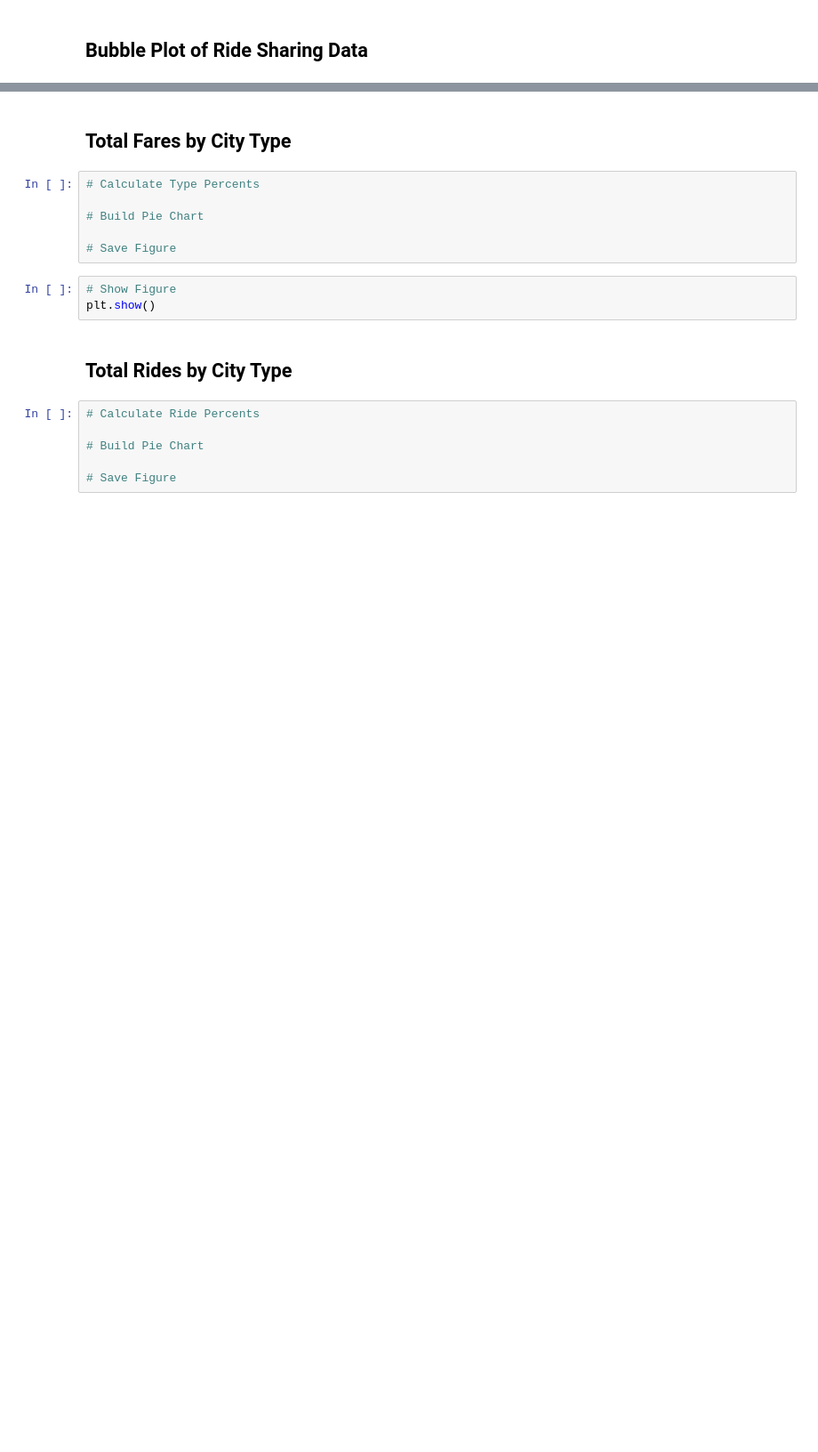
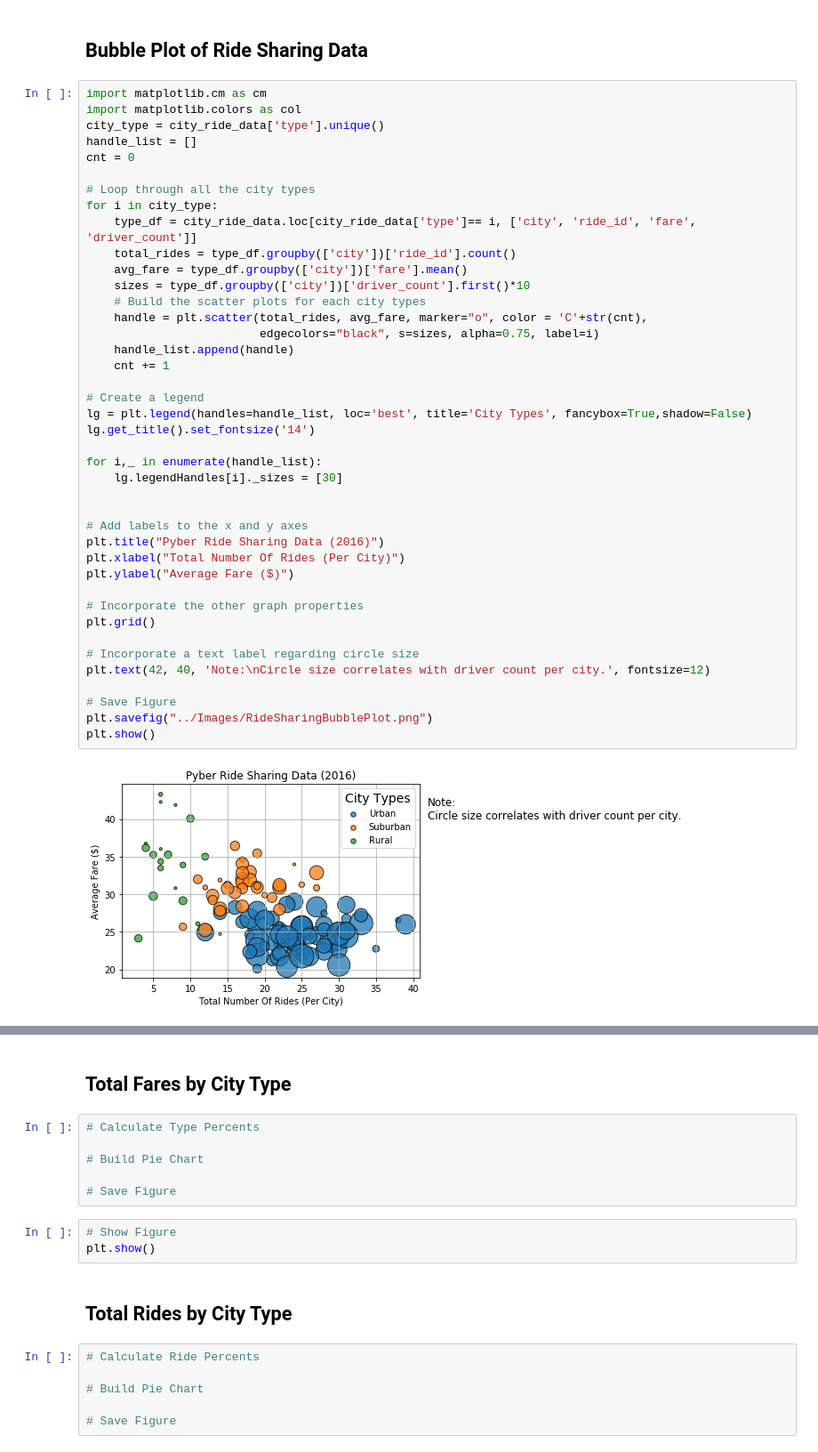
Before and after one commit to MadhukaraBS/BootCamp, a Jupyter notebook: 05-Matplotlib/Instructions/Pyber/pyber.ipynb, the cells around one changed output, grey strips where cells are left out. Shown at 89% size. Cells and saved outputs as stored; diff of their text form; blank space fills up the shorter version.

Commit message:
Updated to handle data dynamically

```diff
--- a/05-Matplotlib/Instructions/Pyber/pyber.ipynb
+++ b/05-Matplotlib/Instructions/Pyber/pyber.ipynb
@@ -30,4 +37,47 @@ city_ride_data.head()
 # %% [markdown]
 ## Bubble Plot of Ride Sharing Data
+# %%
+import matplotlib.cm as cm
+import matplotlib.colors as col
+city_type = city_ride_data['type'].unique()
+handle_list = []
+cnt = 0
+
+# Loop through all the city types
+for i in city_type:
+    type_df = city_ride_data.loc[city_ride_data['type']== i, ['city', 'ride_id', 'fare', 'driver_count']]
+    total_rides = type_df.groupby(['city'])['ride_id'].count()
+    avg_fare = type_df.groupby(['city'])['fare'].mean()
+    sizes = type_df.groupby(['city'])['driver_count'].first()*10
+    # Build the scatter plots for each city types
+    handle = plt.scatter(total_rides, avg_fare, marker="o", color = 'C'+str(cnt),
+                         edgecolors="black", s=sizes, alpha=0.75, label=i)
+    handle_list.append(handle)
+    cnt += 1
+
+# Create a legend
+lg = plt.legend(handles=handle_list, loc='best', title='City Types', fancybox=True,shadow=False)
+lg.get_title().set_fontsize('14')
+
+for i,_ in enumerate(handle_list):
+    lg.legendHandles[i]._sizes = [30]
+
+
+# Add labels to the x and y axes
+plt.title("Pyber Ride Sharing Data (2016)")
+plt.xlabel("Total Number Of Rides (Per City)")
+plt.ylabel("Average Fare ($)")
+
+# Incorporate the other graph properties
+plt.grid()
+
+# Incorporate a text label regarding circle size
+plt.text(42, 40, 'Note:\nCircle size correlates with driver count per city.', fontsize=12)
+
+# Save Figure
+plt.savefig("../Images/RideSharingBubblePlot.png")
+plt.show()
+# %% [output]
+[figure, added]
 # %%
 # Obtain the x and y coordinates for each of the three city types
```
Also changed, not shown: parts of 2 cells of this notebook.
